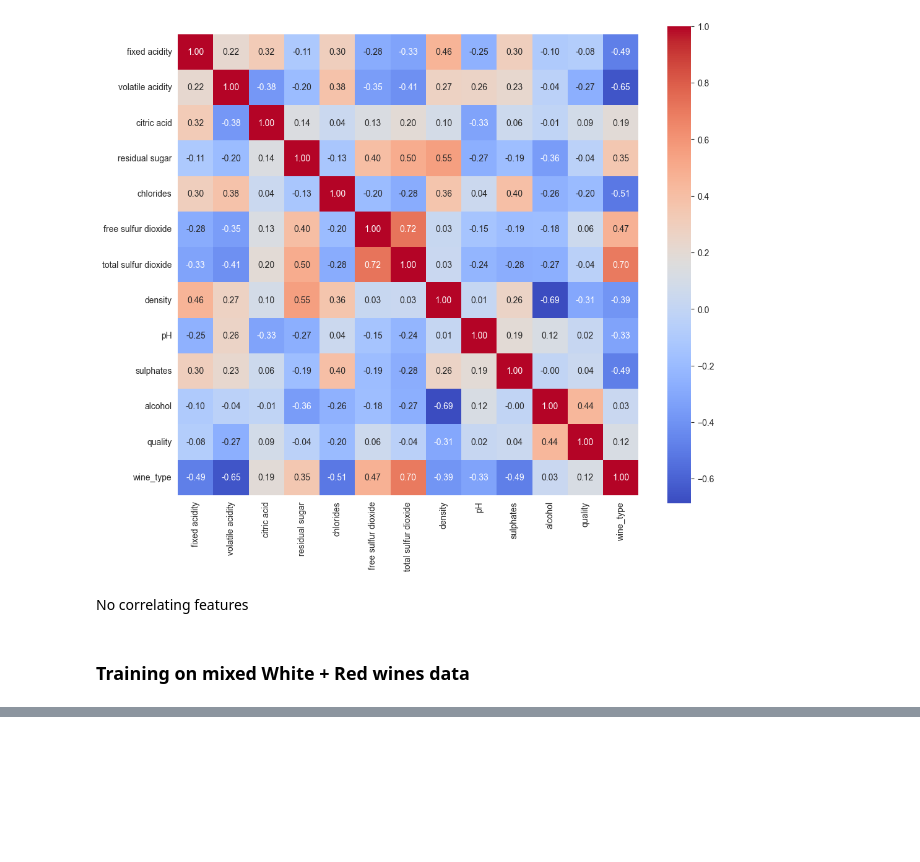
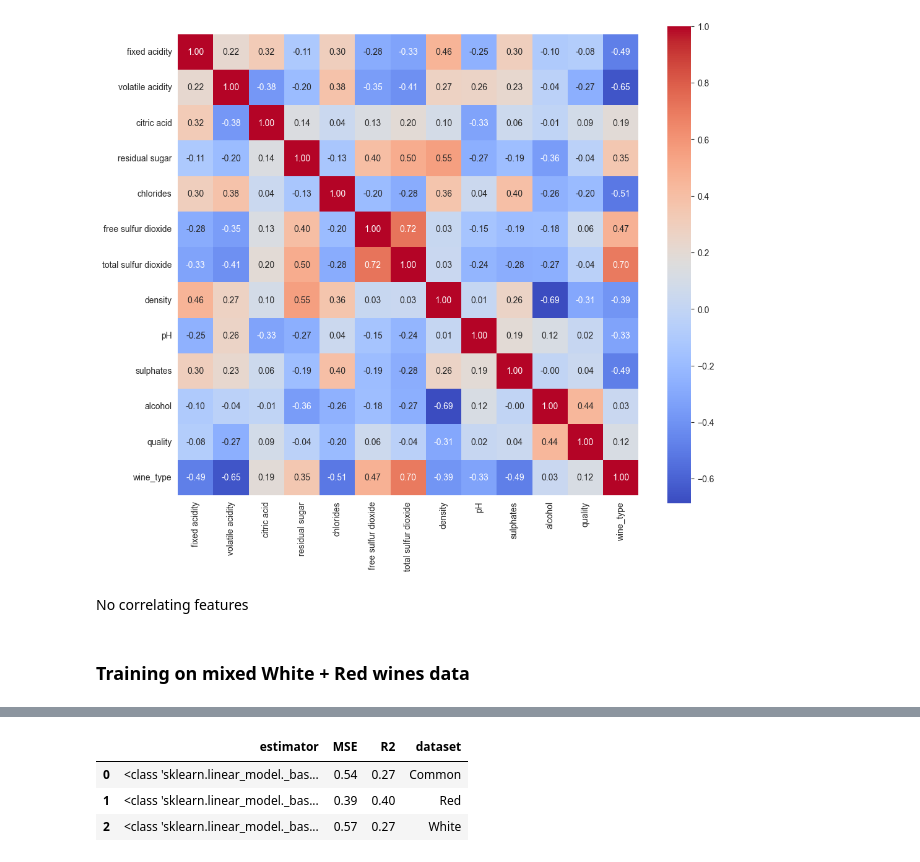
Before and after one commit to amediantsev/ml_course, a Jupyter notebook: src/notebooks/linear_regression_hw.ipynb, the cells around one changed output, grey strips where cells are left out. Cells and saved outputs as stored; diff of their text form; code cells hidden in the pictures; blank space fills up the shorter version.

```diff
--- a/src/notebooks/linear_regression_hw.ipynb
+++ b/src/notebooks/linear_regression_hw.ipynb
@@ -131,0 +121,22 @@ Results for Red dataset:
+# %%
+from sklearn.linear_model import LinearRegression, Ridge, Lasso
+
+fit_intercept_param = {"fit_intercept": (True, False)}
+results = []
+for estimator, params in (
+    (LinearRegression, fit_intercept_param),
+    (Ridge, {**fit_intercept_param, "alpha": range(30)}),
+    (Lasso, {**fit_intercept_param, "alpha": range(30)}),
+):
+    results.extend(
+        {"estimator": estimator, **model_info} for model_info in fit_best_regression_model(estimator, params)
+    )
+# %%
+results_df = pd.DataFrame(results)
+best_models = results_df.loc[results_df.groupby("dataset")["R2"].idxmax()]
+best_models
+# %% [output]
+|  | estimator | MSE | R2 | dataset |
+| 0 | <class 'sklearn.linear_model._bas... | 0.54 | 0.27 | Common |
+| 1 | <class 'sklearn.linear_model._bas... | 0.39 | 0.40 | Red |
+| 2 | <class 'sklearn.linear_model._bas... | 0.57 | 0.27 | White |
```
Also changed, not shown: parts of 3 cells of this notebook.
